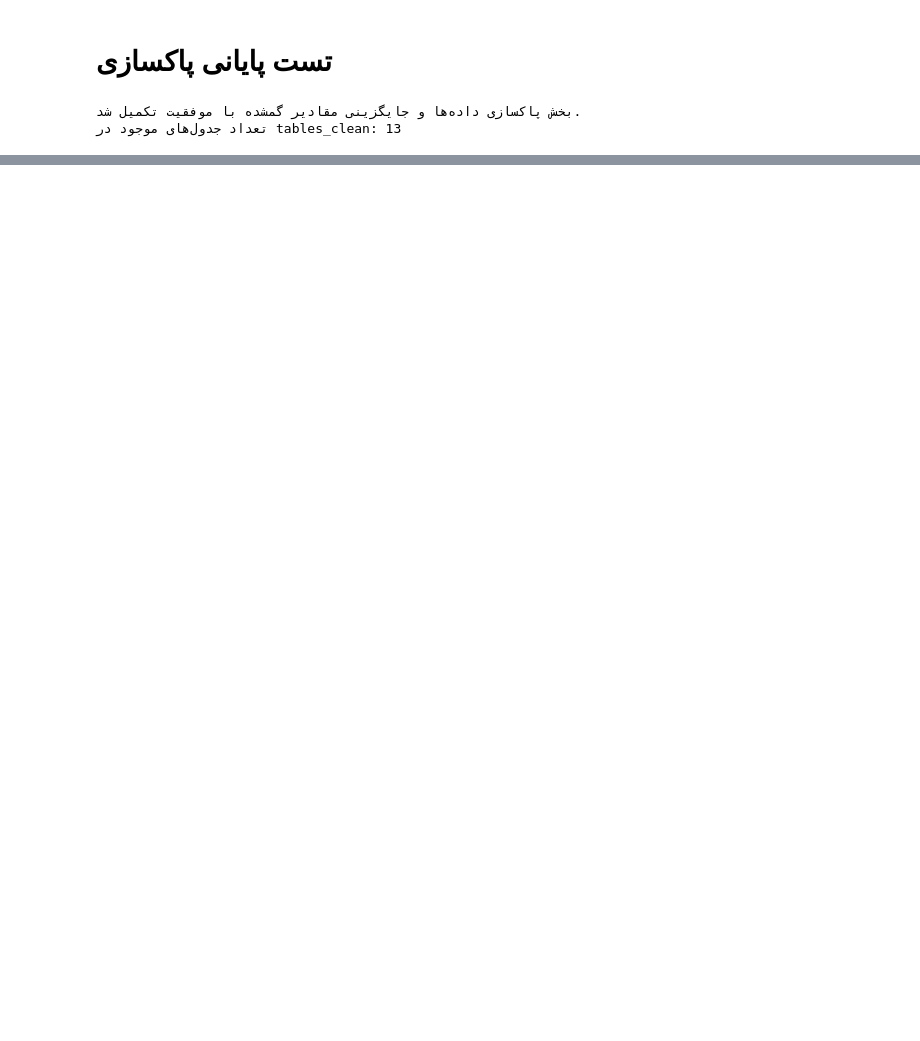
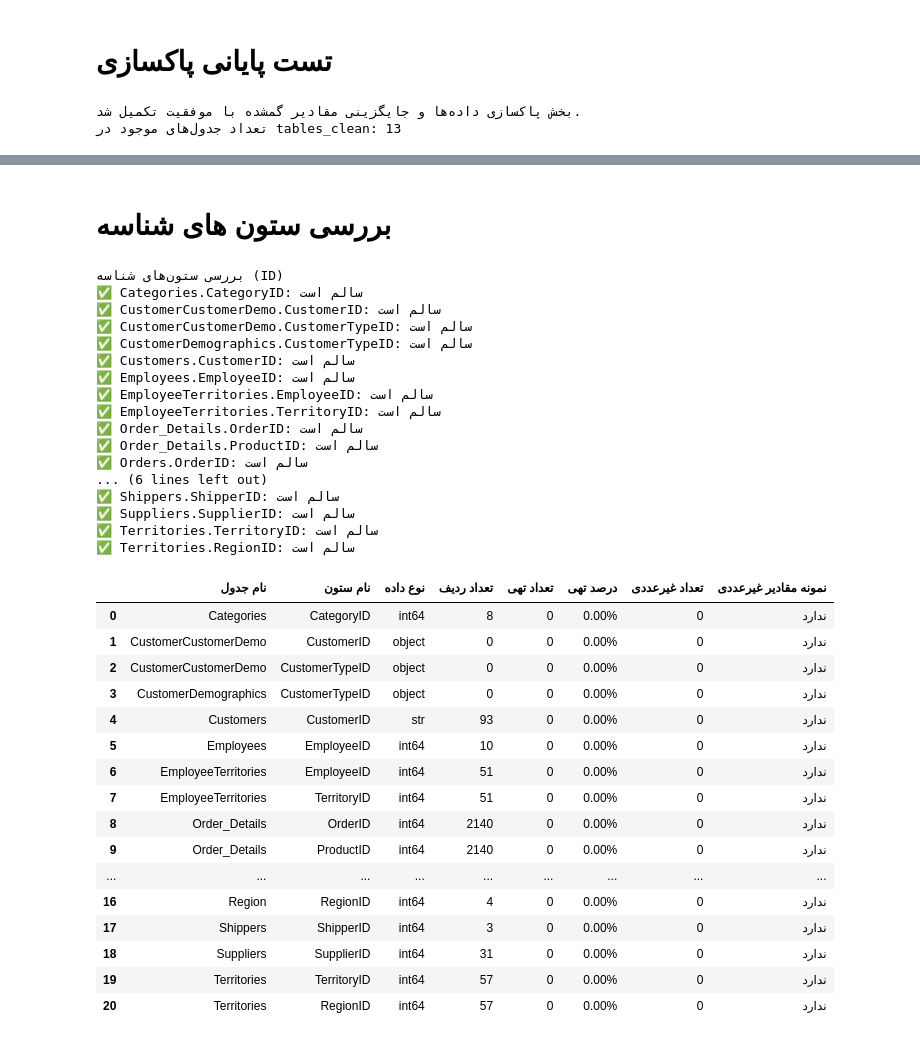
Before and after one commit to IT-Team-14042/IT-14042, a Jupyter notebook: notebooks/phase1.ipynb, the cells around one changed output, grey strips where cells are left out. Cells and saved outputs as stored; diff of their text form; code cells hidden in the pictures; blank space fills up the shorter version.

```diff
--- a/notebooks/phase1.ipynb
+++ b/notebooks/phase1.ipynb
@@ -641,0 +885,76 @@ print("تعداد جدول‌های موجود در tables_clean:", len(tables_c
+# %% [markdown]
+# بررسی ستون های شناسه
+# %%
+print("بررسی ستون‌های شناسه (ID)")
+id_columns_check = []
+for table_name, df in tables_clean.items():
+    for col in df.columns:
+        col_lower = col.lower()
+        if 'id' in col_lower or col_lower.endswith('id'):
+            total_rows = len(df)
+            missing_count = int(df[col].isna().sum())
+            missing_percent = (missing_count / total_rows) * 100 if total_rows > 0 else 0
+            non_numeric_count = 0
+            non_numeric_samples = []
+
+            if pd.api.types.is_numeric_dtype(df[col]):
+                non_numeric_mask = pd.to_numeric(df[col], errors='coerce').isna() & df[col].notna()
+                non_numeric_count = int(non_numeric_mask.sum())
+                if non_numeric_count > 0:
+                    non_numeric_samples = df[col][non_numeric_mask].head(5).tolist()
+
+            id_columns_check.append({
+                "نام جدول": table_name,
+                "نام ستون": col,
+                "نوع داده": str(df[col].dtype),
+                "تعداد ردیف": total_rows,
+                "تعداد تهی": missing_count,
+                "درصد تهی": f"{missing_percent:.2f}%",
+                "تعداد غیرعددی": non_numeric_count,
+                "نمونه مقادیر غیرعددی": str(non_numeric_samples) if non_numeric_samples else "ندارد"
+            })
+
+            if missing_count > 0:
+                print(f"⚠️ {table_name}.{col}: {missing_count} مقدار تهی ({missing_percent:.2f}%)")
+            if non_numeric_count > 0:
+                print(f"⚠️ {table_name}.{col}: {non_numeric_count} مقدار غیرعددی -> {non_numeric_samples[:3]}")
+            else:
+                print(f"✅ {table_name}.{col}: سالم است")
+
+id_check_report = pd.DataFrame(id_columns_check)
+display(id_check_report)
+# %% [output]
+بررسی ستون‌های شناسه (ID)
+✅ Categories.CategoryID: سالم است
+✅ CustomerCustomerDemo.CustomerID: سالم است
+✅ CustomerCustomerDemo.CustomerTypeID: سالم است
+✅ CustomerDemographics.CustomerTypeID: سالم است
+✅ Customers.CustomerID: سالم است
+✅ Employees.EmployeeID: سالم است
+✅ EmployeeTerritories.EmployeeID: سالم است
+✅ EmployeeTerritories.TerritoryID: سالم است
+✅ Order_Details.OrderID: سالم است
+✅ Order_Details.ProductID: سالم است
+✅ Orders.OrderID: سالم است
+... (6 lines left out)
+✅ Shippers.ShipperID: سالم است
+✅ Suppliers.SupplierID: سالم است
+✅ Territories.TerritoryID: سالم است
+✅ Territories.RegionID: سالم است
+|  | نام جدول | نام ستون | نوع داده | تعداد ردیف | تعداد تهی | درصد تهی | تعداد غیرعددی | نمونه مقادیر غیرعددی |
+| 0 | Categories | CategoryID | int64 | 8 | 0 | 0.00% | 0 | ندارد |
+| 1 | CustomerCustomerDemo | CustomerID | object | 0 | 0 | 0.00% | 0 | ندارد |
+| 2 | CustomerCustomerDemo | CustomerTypeID | object | 0 | 0 | 0.00% | 0 | ندارد |
+| 3 | CustomerDemographics | CustomerTypeID | object | 0 | 0 | 0.00% | 0 | ندارد |
+| 4 | Customers | CustomerID | str | 93 | 0 | 0.00% | 0 | ندارد |
+| 5 | Employees | EmployeeID | int64 | 10 | 0 | 0.00% | 0 | ندارد |
+| 6 | EmployeeTerritories | EmployeeID | int64 | 51 | 0 | 0.00% | 0 | ندارد |
+| 7 | EmployeeTerritories | TerritoryID | int64 | 51 | 0 | 0.00% | 0 | ندارد |
+| 8 | Order_Details | OrderID | int64 | 2140 | 0 | 0.00% | 0 | ندارد |
+| 9 | Order_Details | ProductID | int64 | 2140 | 0 | 0.00% | 0 | ندارد |
+| ... | ... | ... | ... | ... | ... | ... | ... | ... |
+| 16 | Region | RegionID | int64 | 4 | 0 | 0.00% | 0 | ندارد |
+| 17 | Shippers | ShipperID | int64 | 3 | 0 | 0.00% | 0 | ندارد |
+| 18 | Suppliers | SupplierID | int64 | 31 | 0 | 0.00% | 0 | ندارد |
+| 19 | Territories | TerritoryID | int64 | 57 | 0 | 0.00% | 0 | ندارد |
+| 20 | Territories | RegionID | int64 | 57 | 0 | 0.00% | 0 | ندارد |
```
Also changed, not shown: parts of 61 cells of this notebook, 36 other files.
